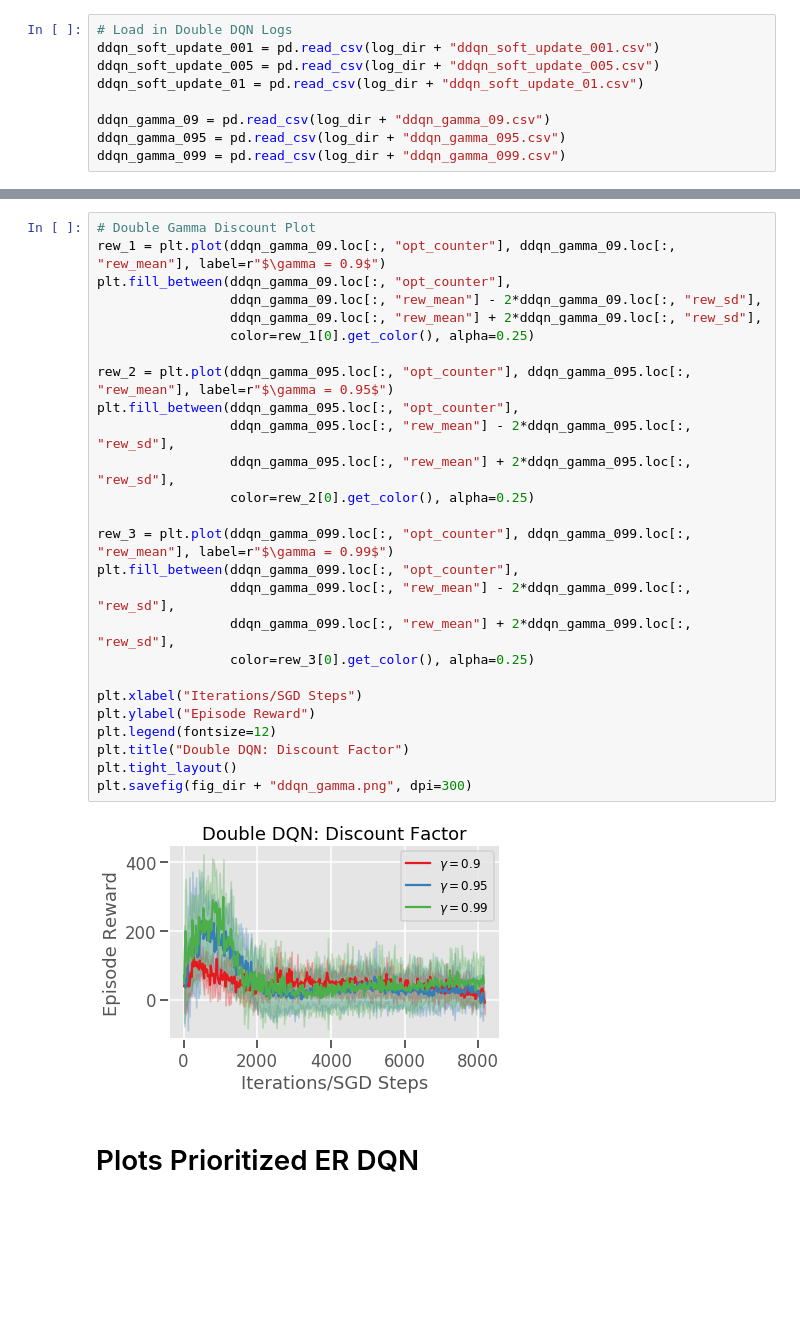
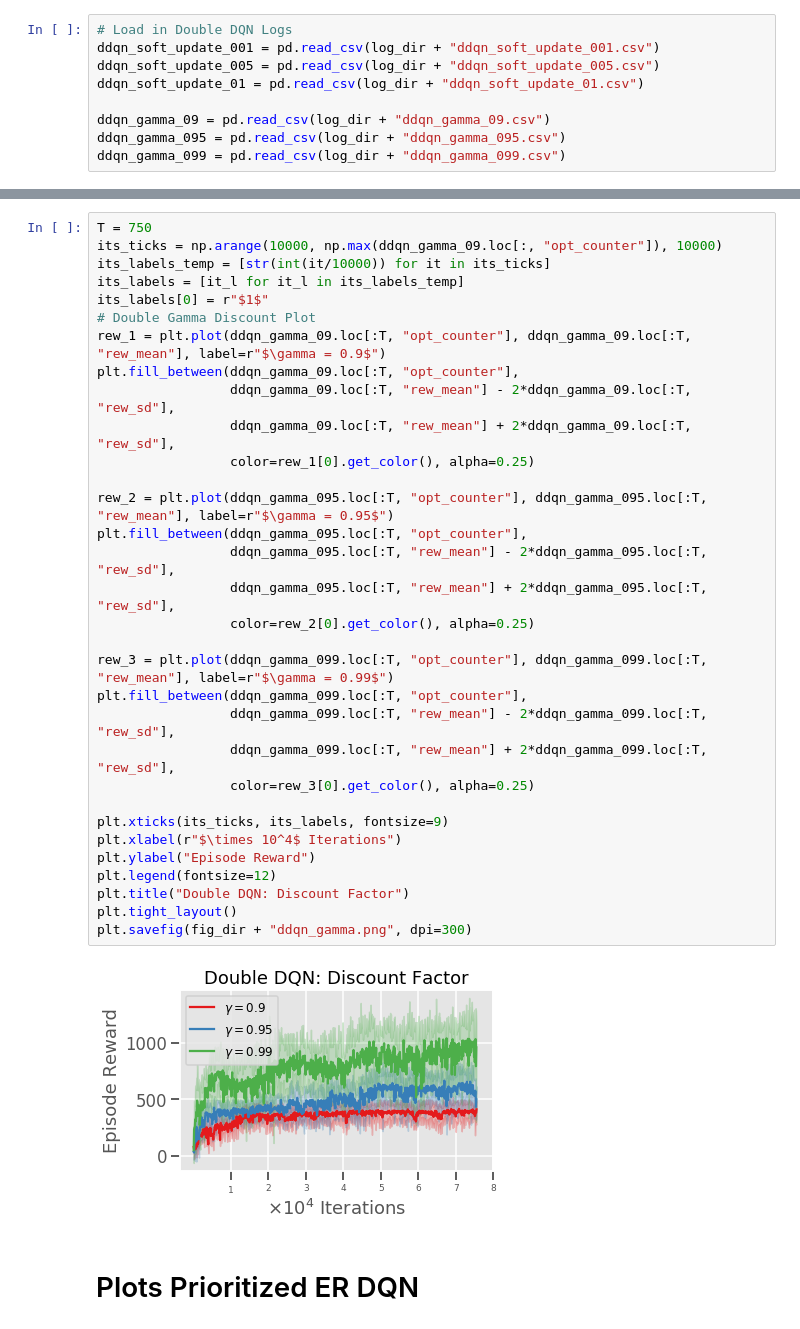
Before and after one commit to RobertTLange/deep-rl-tutorial, a Jupyter notebook: EXPERIMENTS_DQL/viz_results.ipynb, the cells around one changed output, grey strips where cells are left out. Drawn from its saved outputs; the diff is of its cells as text; blank space fills up the shorter version.

```diff
--- a/EXPERIMENTS_DQL/viz_results.ipynb
+++ b/EXPERIMENTS_DQL/viz_results.ipynb
@@ -193,31 +220,37 @@ plt.savefig(fig_dir + "ddqn_target_update.png", dpi=300)
 # %%
+T = 750
+its_ticks = np.arange(10000, np.max(ddqn_gamma_09.loc[:, "opt_counter"]), 10000)
+its_labels_temp = [str(int(it/10000)) for it in its_ticks]
+its_labels = [it_l for it_l in its_labels_temp]
+its_labels[0] = r"$1$"
 # Double Gamma Discount Plot
-rew_1 = plt.plot(ddqn_gamma_09.loc[:, "opt_counter"], ddqn_gamma_09.loc[:, "rew_mean"], label=r"$\gamma = 0.9$")
-plt.fill_between(ddqn_gamma_09.loc[:, "opt_counter"],
-                 ddqn_gamma_09.loc[:, "rew_mean"] - 2*ddqn_gamma_09.loc[:, "rew_sd"],
-                 ddqn_gamma_09.loc[:, "rew_mean"] + 2*ddqn_gamma_09.loc[:, "rew_sd"],
+rew_1 = plt.plot(ddqn_gamma_09.loc[:T, "opt_counter"], ddqn_gamma_09.loc[:T, "rew_mean"], label=r"$\gamma = 0.9$")
+plt.fill_between(ddqn_gamma_09.loc[:T, "opt_counter"],
+                 ddqn_gamma_09.loc[:T, "rew_mean"] - 2*ddqn_gamma_09.loc[:T, "rew_sd"],
+                 ddqn_gamma_09.loc[:T, "rew_mean"] + 2*ddqn_gamma_09.loc[:T, "rew_sd"],
                  color=rew_1[0].get_color(), alpha=0.25)
 
-rew_2 = plt.plot(ddqn_gamma_095.loc[:, "opt_counter"], ddqn_gamma_095.loc[:, "rew_mean"], label=r"$\gamma = 0.95$")
-plt.fill_between(ddqn_gamma_095.loc[:, "opt_counter"],
-                 ddqn_gamma_095.loc[:, "rew_mean"] - 2*ddqn_gamma_095.loc[:, "rew_sd"],
-                 ddqn_gamma_095.loc[:, "rew_mean"] + 2*ddqn_gamma_095.loc[:, "rew_sd"],
+rew_2 = plt.plot(ddqn_gamma_095.loc[:T, "opt_counter"], ddqn_gamma_095.loc[:T, "rew_mean"], label=r"$\gamma = 0.95$")
+plt.fill_between(ddqn_gamma_095.loc[:T, "opt_counter"],
+                 ddqn_gamma_095.loc[:T, "rew_mean"] - 2*ddqn_gamma_095.loc[:T, "rew_sd"],
+                 ddqn_gamma_095.loc[:T, "rew_mean"] + 2*ddqn_gamma_095.loc[:T, "rew_sd"],
                  color=rew_2[0].get_color(), alpha=0.25)
 
-rew_3 = plt.plot(ddqn_gamma_099.loc[:, "opt_counter"], ddqn_gamma_099.loc[:, "rew_mean"], label=r"$\gamma = 0.99$")
-plt.fill_between(ddqn_gamma_099.loc[:, "opt_counter"],
-                 ddqn_gamma_099.loc[:, "rew_mean"] - 2*ddqn_gamma_099.loc[:, "rew_sd"],
-                 ddqn_gamma_099.loc[:, "rew_mean"] + 2*ddqn_gamma_099.loc[:, "rew_sd"],
+rew_3 = plt.plot(ddqn_gamma_099.loc[:T, "opt_counter"], ddqn_gamma_099.loc[:T, "rew_mean"], label=r"$\gamma = 0.99$")
+plt.fill_between(ddqn_gamma_099.loc[:T, "opt_counter"],
+                 ddqn_gamma_099.loc[:T, "rew_mean"] - 2*ddqn_gamma_099.loc[:T, "rew_sd"],
+                 ddqn_gamma_099.loc[:T, "rew_mean"] + 2*ddqn_gamma_099.loc[:T, "rew_sd"],
                  color=rew_3[0].get_color(), alpha=0.25)
 
-plt.xlabel("Iterations/SGD Steps")
+plt.xticks(its_ticks, its_labels, fontsize=9)
+plt.xlabel(r"$\times 10^4$ Iterations")
 plt.ylabel("Episode Reward")
 plt.legend(fontsize=12)
 plt.title("Double DQN: Discount Factor")
 plt.tight_layout()
 plt.savefig(fig_dir + "ddqn_gamma.png", dpi=300)
 # %% [output]
-[figure, old version]
+[figure, new version]
 # %% [markdown]
 # Plots Prioritized ER DQN
 # %%
```
Also changed, not shown: parts of 36 cells of this notebook, 49 other files.
